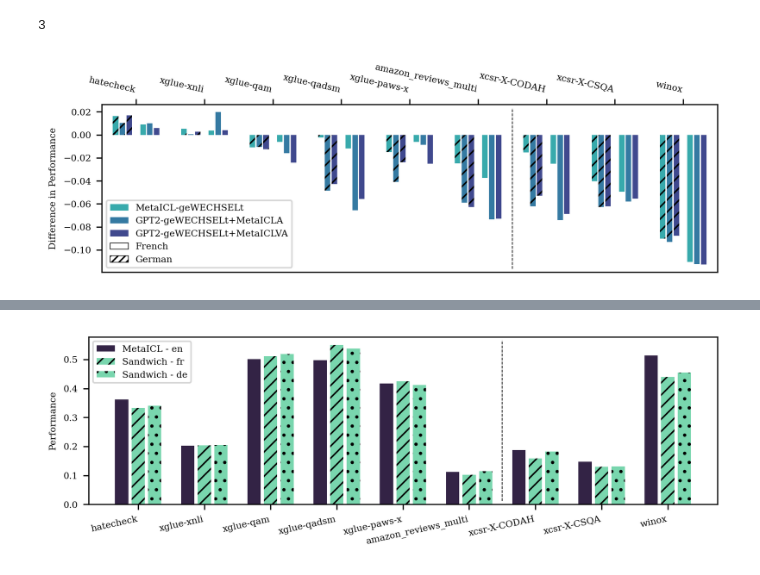
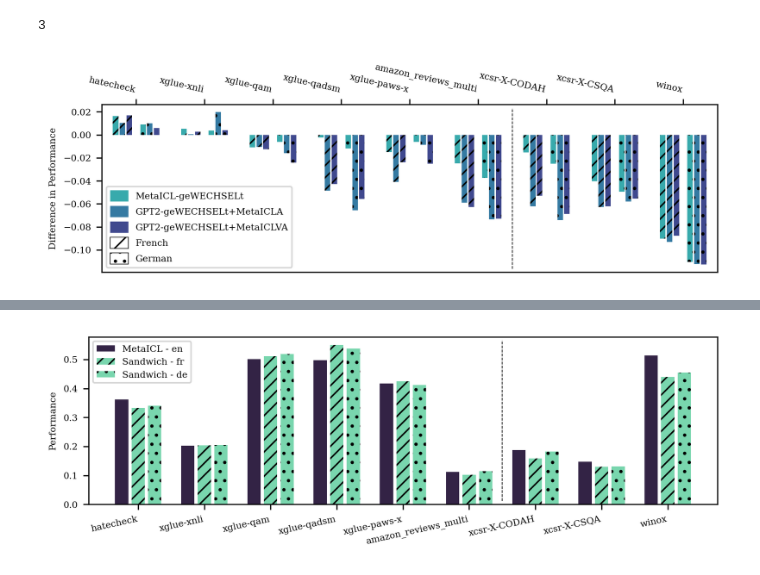
Before and after one commit to thesofakillers/CLAfICLe, a Jupyter notebook: notebooks/results.ipynb, the cells around one changed output, grey strips where cells are left out. Cells and saved outputs as stored; diff of their text form; code cells hidden in the pictures.

Commit message:
minor figure aesthetic adjustments, compute overall results table and insert it, captioning

```diff
--- a/notebooks/results.ipynb
+++ b/notebooks/results.ipynb
@@ -130,46 +131,56 @@ num_tasks = 9
 num_models = 3
 task_width = num_langs * num_models + space_bet_tasks + space_bet_langs
 
+differences = {
+    "fr": {k: [] for k in MODEL_NAMES[1:-1]},
+    "de": {k: [] for k in MODEL_NAMES[1:-1]},
+}
 for i, task in enumerate(TASKS):
     task_metric = task_to_metric[task]
     for j, lang in enumerate(LANGS[1:]):
         for k, model in enumerate(MODEL_NAMES[1:-1]):
             bar_index = i * task_width + j * (num_models + space_bet_langs) + k
             for run in eval_runs:
                 if model == run["model_name"] and lang == run["lang"]:
                     curr_run = run
-                if run['model_name'] == 'Sandwich' and run['lang'] == lang:
+                if run["model_name"] == "Sandwich" and run["lang"] == lang:
                     sandwich_run = run
 
             difference = (
                 curr_run["metrics"][task][task_metric]
                 - sandwich_run["metrics"][task][task_metric]
             )
+            differences[lang][model].append(difference)
             bar = ax.bar(
                 x=bar_index,
                 height=difference,
                 align="center",
                 color=model_to_color[model],
-                hatch="///" if lang == "fr" else None,
-                label=model
-                if i == num_tasks - 1 and j == num_langs - 1
-                else None,
+                hatch=lang_to_hatch[lang],
+                # label=model if i == num_tasks - 1 and j == num_langs - 1 else None,
             )
-legend_handles = ax.get_legend_handles_labels()[0]
-fr = mpatches.Patch(facecolor="white", edgecolor="black", label="French", linewidth=0.4)
+# legend_handles = ax.get_legend_handles_labels()[0]
+
+legend_handles = [
+    mpatches.Patch(facecolor=model_to_color[model], label=model)
+    for model in MODEL_NAMES[1:-1]
+]
+fr = mpatches.Patch(
+    facecolor="white", hatch="//", edgecolor="black", label="French", linewidth=0.4
+)
 de = mpatches.Patch(
-    facecolor="white", edgecolor="black", hatch="/////", label="German", linewidth=0.4
+    facecolor="white", edgecolor="black", hatch="..", label="German", linewidth=0.4
 )
 legend_handles.extend([fr, de])
-ax.legend(handles=legend_handles)
+ax.legend(handles=legend_handles, handleheight=1.5)
 ax.xaxis.tick_top()
 ax.set_xlim(-2, 88)
 ax.set_ylabel("Difference in Performance")
 ax.set_xticks(np.arange(3, 90, 10))
 ax.set_xticklabels(TASKS, rotation=-12.5, ha="right")
-ax.axvline(x=58, ymax=0.98, ymin=0.02, linewidth=0.5, color='black', linestyle='dashed')
+ax.axvline(x=58, ymax=0.98, ymin=0.02, linewidth=0.5, color="black", linestyle="dashed")
 f.set_tight_layout(True)
-plt.savefig("../reports/figures/results.pdf", bbox_inches='tight', pad_inches=0)
+plt.savefig("../reports/figures/results.pdf", bbox_inches="tight", pad_inches=0)
 plt.show()
 # %% [output]
-[figure, old version]
+[figure, new version]
```
Also changed, not shown: parts of 6 cells of this notebook, 4 other files.
